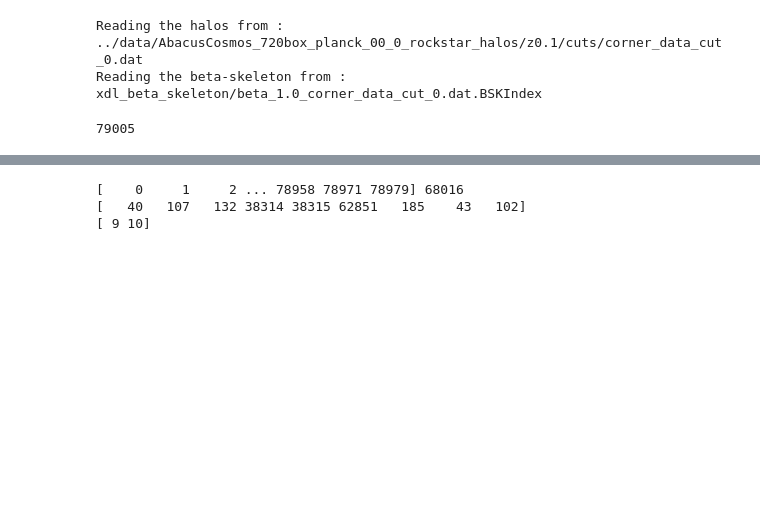
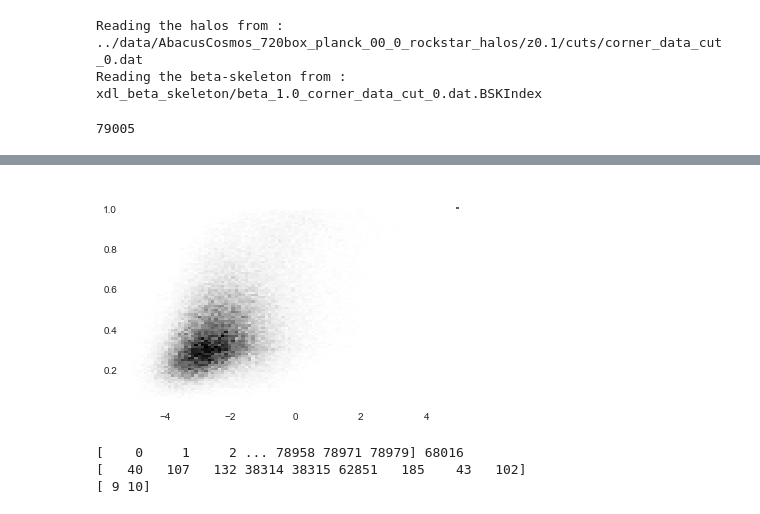
Before and after one commit to forero/abacus, a Jupyter notebook: nb/beta-web.ipynb, the cells around one changed output, grey strips where cells are left out. Cells and saved outputs as stored; diff of their text form; code cells hidden in the pictures; blank space fills up the shorter version.

```diff
--- a/nb/beta-web.ipynb
+++ b/nb/beta-web.ipynb
@@ -134,3 +140,8 @@ _=plt.hist(np.log10(np.sum((lambda1*lambda2*lambda3))/(lambda1*lambda2*lambda3))
+# %%
+_=plt.hist2d(PD, FA, bins=100)
+plt.grid(False)
+# %% [output]
+[figure, added]
 # %%
 halo_id =  11 # este es indice del halo que busco explorar
 
```
Also changed, not shown: parts of 7 cells of this notebook.
